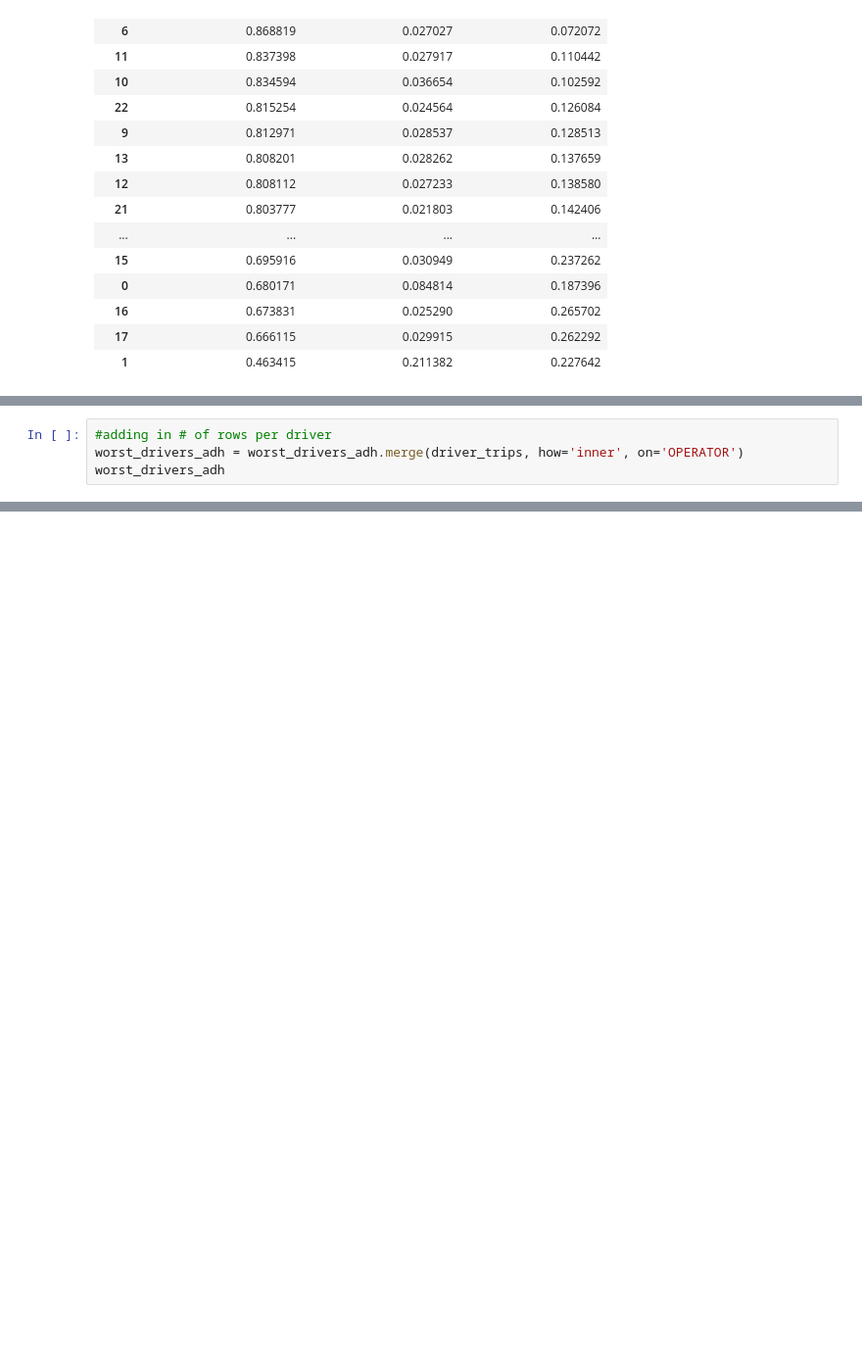
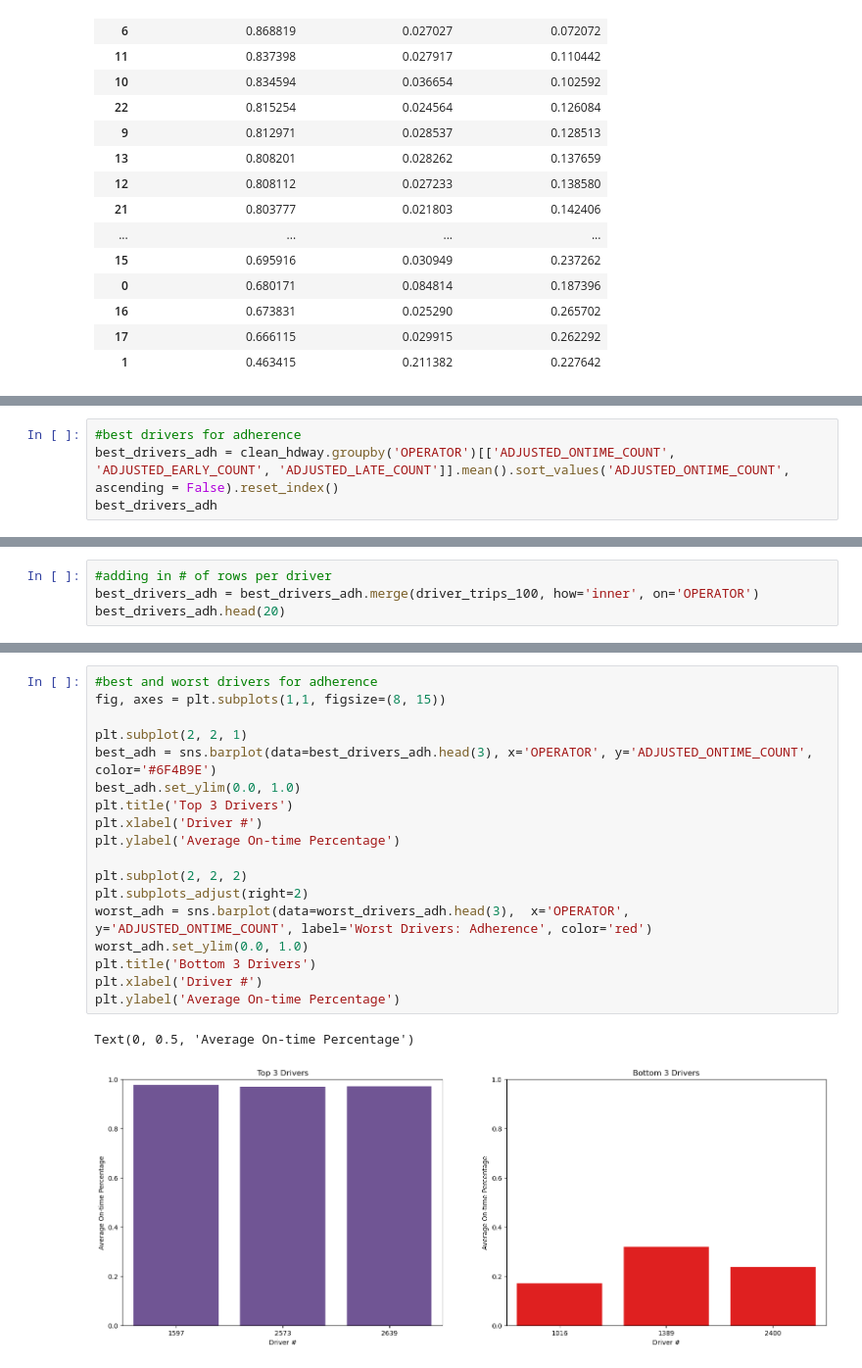
Before and after one commit to NSS-Data-Analytics-Cohort-11/wego-the-great-khans, a Jupyter notebook: notebooks/WeGo exploration.ipynb, the cells around one changed output, grey strips where cells are left out. Shown: that part at 98% size. Drawn from its saved outputs; the diff is of its cells as text; blank space fills up the shorter version.

```diff
--- a/notebooks/WeGo exploration.ipynb
+++ b/notebooks/WeGo exploration.ipynb
@@ -918,4 +697,0 @@ worst_drivers_adh
-# %%
-#adding in # of rows per driver
-worst_drivers_adh = worst_drivers_adh.merge(driver_trips, how='inner', on='OPERATOR')
-worst_drivers_adh
@@ -1136,0 +846,4 @@ clean_hdway[clean_hdway['ROUTE_STOP_SEQUENCE']==1.0]
+# %%
+#best drivers for adherence
+best_drivers_adh = clean_hdway.groupby('OPERATOR')[['ADJUSTED_ONTIME_COUNT', 'ADJUSTED_EARLY_COUNT', 'ADJUSTED_LATE_COUNT']].mean().sort_values('ADJUSTED_ONTIME_COUNT', ascending = False).reset_index()
+best_drivers_adh
@@ -1136,0 +864,4 @@ clean_hdway[clean_hdway['ROUTE_STOP_SEQUENCE']==1.0]
+# %%
+#adding in # of rows per driver
+best_drivers_adh = best_drivers_adh.merge(driver_trips_100, how='inner', on='OPERATOR')
+best_drivers_adh.head(20)
@@ -1136,0 +886,21 @@ clean_hdway[clean_hdway['ROUTE_STOP_SEQUENCE']==1.0]
+# %%
+#best and worst drivers for adherence
+fig, axes = plt.subplots(1,1, figsize=(8, 15))
+
+plt.subplot(2, 2, 1)
+best_adh = sns.barplot(data=best_drivers_adh.head(3), x='OPERATOR', y='ADJUSTED_ONTIME_COUNT', color='#6F4B9E')
+best_adh.set_ylim(0.0, 1.0)
+plt.title('Top 3 Drivers')
+plt.xlabel('Driver #')
+plt.ylabel('Average On-time Percentage')
+
+plt.subplot(2, 2, 2)
+plt.subplots_adjust(right=2)
+worst_adh = sns.barplot(data=worst_drivers_adh.head(3),  x='OPERATOR', y='ADJUSTED_ONTIME_COUNT', label='Worst Drivers: Adherence', color='red')
+worst_adh.set_ylim(0.0, 1.0)
+plt.title('Bottom 3 Drivers')
+plt.xlabel('Driver #')
+plt.ylabel('Average On-time Percentage')
+# %% [output]
+Text(0, 0.5, 'Average On-time Percentage')
+[figure, added]
```
Also changed, not shown: parts of 65 cells of this notebook, 3 other files.
